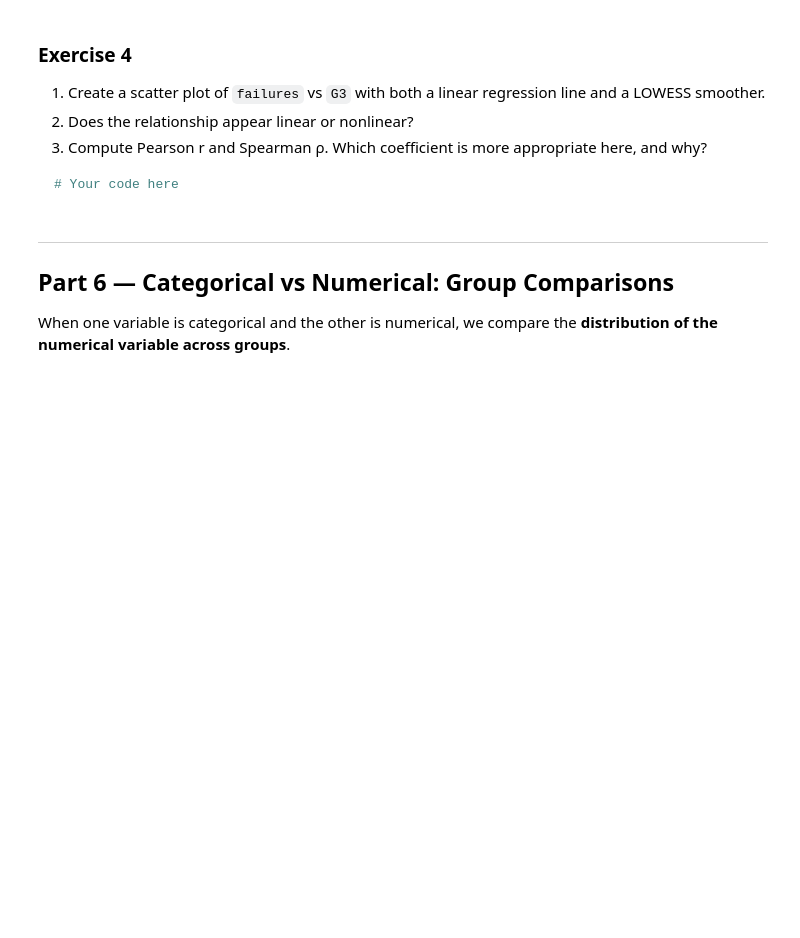
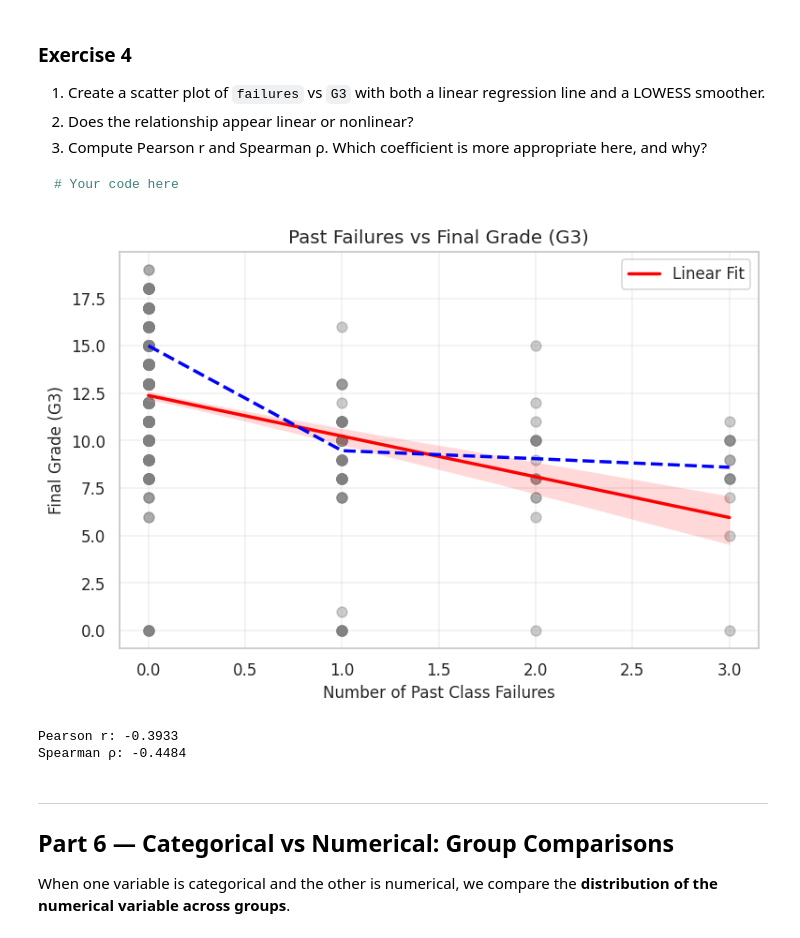
Before and after one commit to sahibshakhayev/IntroToDS, a Jupyter notebook: Solved/LB_4.ipynb, the cells around one changed output. Saved outputs shown, nothing was run; the diff lists cells and outputs as text; code cells hidden in the pictures; blank space fills up the shorter version.

```diff
--- a/Solved/LB_4.ipynb
+++ b/Solved/LB_4.ipynb
@@ -607,3 +686,40 @@ When red ≠ green, the linear model is not a good fit — consider transformati
+# %%
+# Your answer here
+
+import matplotlib.pyplot as plt
+import seaborn as sns
+from scipy import stats
+
+# 1. Create a scatter plot with both linear regression and LOWESS lines
+plt.figure(figsize=(8, 5))
+
+# Scatter plot and linear regression line
+sns.regplot(data=df, x='failures', y='G3',
+            scatter_kws={'alpha': 0.4, 's': 50, 'color': 'gray'},
+            line_kws={'color': 'red', 'label': 'Linear Fit'})
+
+# LOWESS smoother overlaid (scatter=False to prevent duplicate points)
+sns.regplot(data=df, x='failures', y='G3',
+            scatter=False, lowess=True,
+            line_kws={'color': 'blue', 'linestyle': '--', 'label': 'LOWESS Fit'})
+
+plt.title("Past Failures vs Final Grade (G3)")
+plt.xlabel("Number of Past Class Failures")
+plt.ylabel("Final Grade (G3)")
+plt.legend()
+plt.grid(True, alpha=0.3)
+plt.show()
+
+# 3. Compute Pearson r and Spearman ρ
+pearson_r, p_p = stats.pearsonr(df['failures'], df['G3'])
+spearman_rho, s_p = stats.spearmanr(df['failures'], df['G3'])
+
+print(f"Pearson r: {pearson_r:.4f}")
+print(f"Spearman ρ: {spearman_rho:.4f}")
+# %% [output]
+[figure, added]
+Pearson r: -0.3933
+Spearman ρ: -0.4484
 # %% [markdown]
 ---
 ## Part 6 — Categorical vs Numerical: Group Comparisons
```
Also changed, not shown: parts of 10 cells of this notebook.
